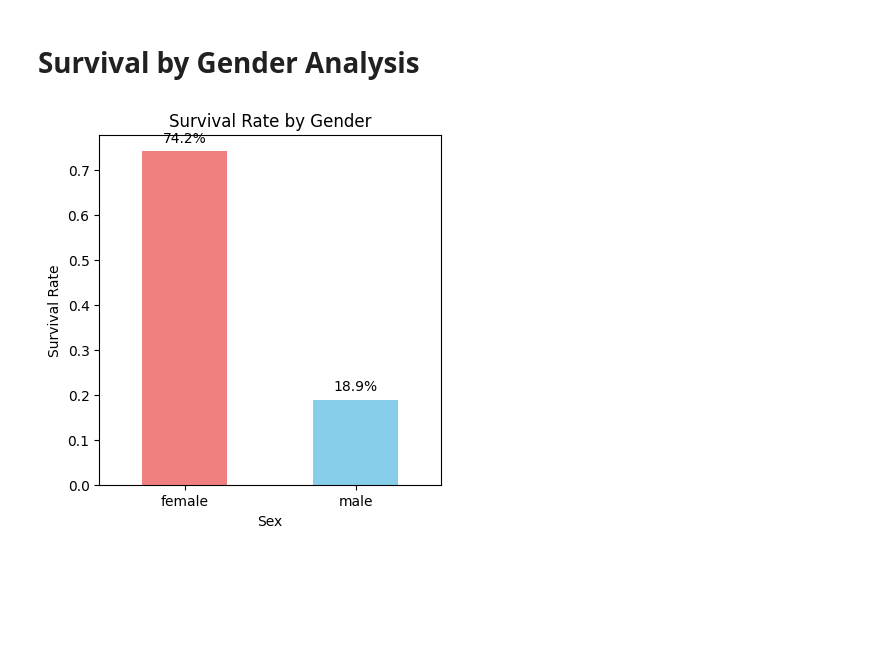
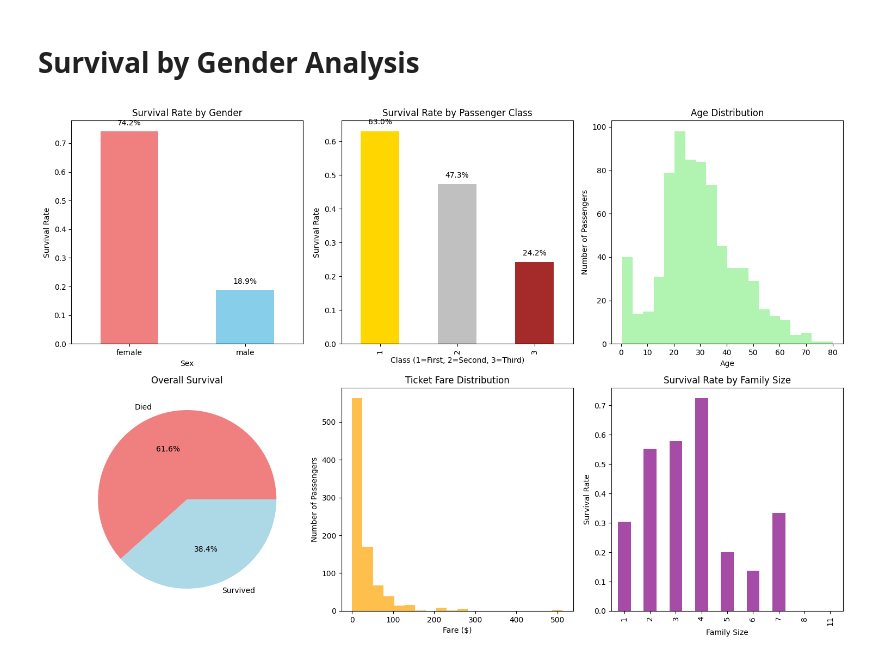
Before and after one commit to Ian-Chin/TitanicComp, a Jupyter notebook: titanic-competiton-book.ipynb, the cells around one changed output. Saved outputs shown, nothing was run; the diff lists cells and outputs as text; code cells hidden in the pictures; blank space fills up the shorter version.

```diff
--- a/titanic-competiton-book.ipynb
+++ b/titanic-competiton-book.ipynb
@@ -118,17 +118,64 @@ Embarked      2
 dtype: int64
 # %% [markdown]
 # Survival by Gender Analysis
-# %%
-plt.figure(figsize=(15, 10))
-
-plt.subplot(2, 3, 1)
-survival_by_sex = train_df.groupby('Sex')['Survived'].mean()
-survival_by_sex.plot(kind='bar', color=['lightcoral', 'skyblue'])
-plt.title('Survival Rate by Gender')
-plt.ylabel('Survival Rate')
-plt.xticks(rotation=0)
-
-for i, v in enumerate(survival_by_sex):
-    plt.text(i, v + 0.02, f'{v:.1%}', ha='center')
-# %% [output]
-[figure, removed]
+# %%
+plt.figure(figsize=(15, 10))
+
+# Chart 1: Survival by gender
+plt.subplot(2, 3, 1)
+survival_by_sex = train_df.groupby('Sex')['Survived'].mean()
+survival_by_sex.plot(kind='bar', color=['lightcoral', 'skyblue'])
+plt.title('Survival Rate by Gender')
+plt.ylabel('Survival Rate')
+plt.xticks(rotation=0)
+
+# Add percentages on bars
+for i, v in enumerate(survival_by_sex):
+    plt.text(i, v + 0.02, f'{v:.1%}', ha='center')
+
+# Chart 2: Survival by class
+plt.subplot(2, 3, 2)
+survival_by_class = train_df.groupby('Pclass')['Survived'].mean()
+survival_by_class.plot(kind='bar', color=['gold', 'silver', 'brown'])
+plt.title('Survival Rate by Passenger Class')
+plt.ylabel('Survival Rate')
+plt.xlabel('Class (1=First, 2=Second, 3=Third)')
+
+# Add percentages on bars
+for i, v in enumerate(survival_by_class):
+    plt.text(i, v + 0.02, f'{v:.1%}', ha='center')
+
+# Chart 3: Age distribution
+plt.subplot(2, 3, 3)
+plt.hist(train_df['Age'].dropna(), bins=20, alpha=0.7, color='lightgreen')
+plt.title('Age Distribution')
+plt.xlabel('Age')
+plt.ylabel('Number of Passengers')
+
+# Chart 4: Simple survival pie chart
+plt.subplot(2, 3, 4)
+survival_counts = train_df['Survived'].value_counts()
+plt.pie(survival_counts, labels=['Died', 'Survived'], autopct='%1.1f%%',
+        colors=['lightcoral', 'lightblue'])
+plt.title('Overall Survival')
+
+# Chart 5: Fare distribution
+plt.subplot(2, 3, 5)
+plt.hist(train_df['Fare'].dropna(), bins=20, alpha=0.7, color='orange')
+plt.title('Ticket Fare Distribution')
+plt.xlabel('Fare ($)')
+plt.ylabel('Number of Passengers')
+
+# Chart 6: Family size effect
+plt.subplot(2, 3, 6)
+train_df['FamilySize'] = train_df['SibSp'] + train_df['Parch'] + 1
+family_survival = train_df.groupby('FamilySize')['Survived'].mean()
+family_survival.plot(kind='bar', color='purple', alpha=0.7)
+plt.title('Survival Rate by Family Size')
+plt.xlabel('Family Size')
+plt.ylabel('Survival Rate')
+
+plt.tight_layout()
+plt.show()
+# %% [output]
+[figure, added]
```
